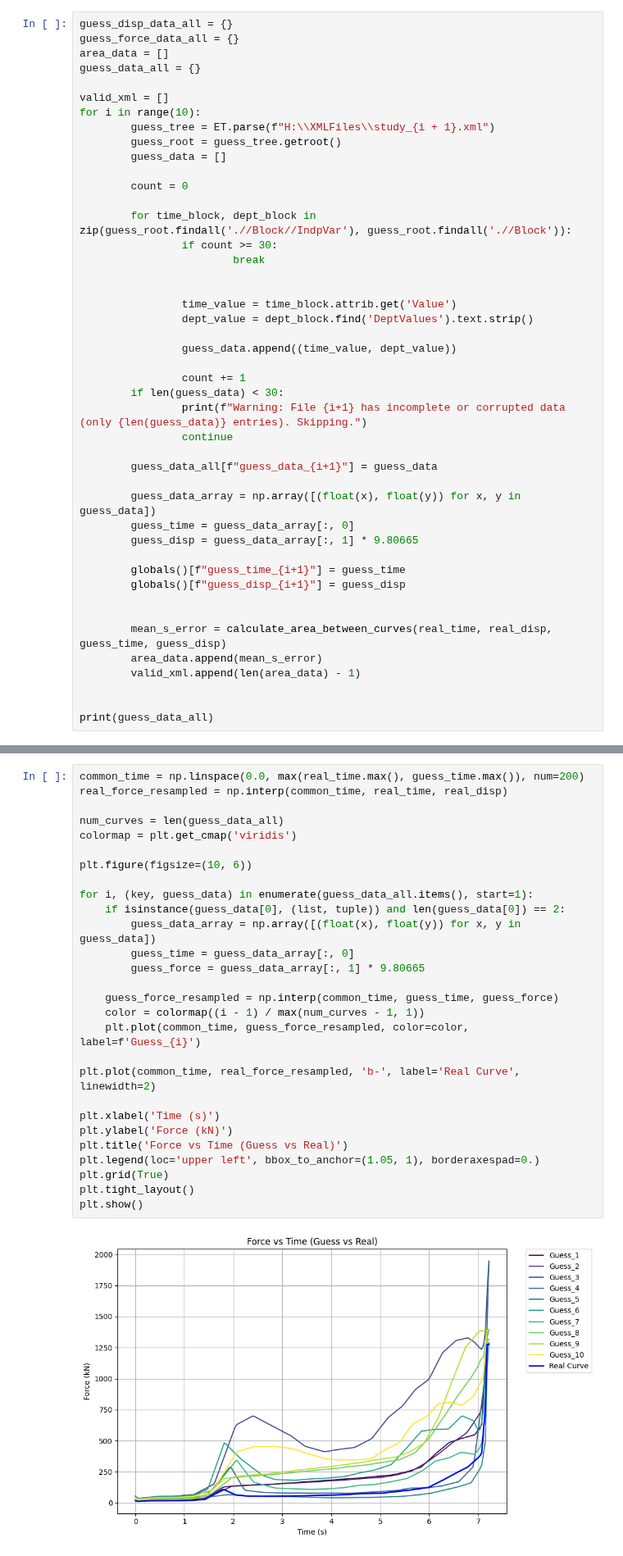
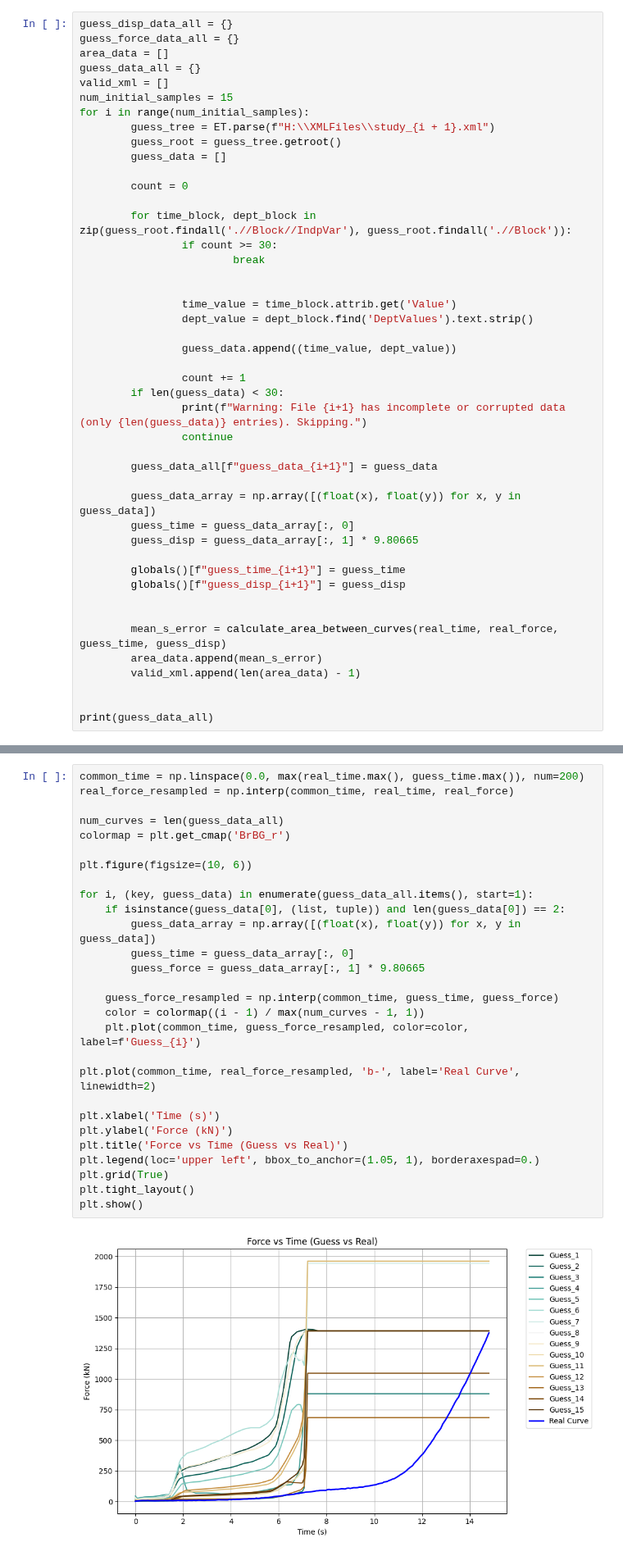
Before and after one commit to mariogov/moldflow_automation, a Jupyter notebook: Parameter_Identifier.ipynb, the cells around one changed output, grey strips where cells are left out. Shown at 82% size. Cells and saved outputs as stored; diff of their text form.

```diff
--- a/Parameter_Identifier.ipynb
+++ b/Parameter_Identifier.ipynb
@@ -348,9 +363,9 @@ guess_disp_data_all = {}
 guess_force_data_all = {}
 area_data = []
 guess_data_all = {}
-
 valid_xml = []
-for i in range(10):
+num_initial_samples = 15
+for i in range(num_initial_samples):
         guess_tree = ET.parse(f"H:\\XMLFiles\\study_{i + 1}.xml")
         guess_root = guess_tree.getroot()
         guess_data = []
@@ -382,7 +397,7 @@ for i in range(10):
         globals()[f"guess_disp_{i+1}"] = guess_disp
 
 
-        mean_s_error = calculate_area_between_curves(real_time, real_disp, guess_time, guess_disp)
+        mean_s_error = calculate_area_between_curves(real_time, real_force, guess_time, guess_disp)
         area_data.append(mean_s_error)
         valid_xml.append(len(area_data) - 1)
 
@@ -412,33 +432,33 @@ guess_data_10: Shape = (30, 2)
 # %%
 common_time = np.linspace(0.0, max(real_time.max(), guess_time.max()), num=200)
-real_force_resampled = np.interp(common_time, real_time, real_disp)
+real_force_resampled = np.interp(common_time, real_time, real_force)
 
 num_curves = len(guess_data_all)
-colormap = plt.get_cmap('viridis')
+colormap = plt.get_cmap('BrBG_r')
 
 plt.figure(figsize=(10, 6))
 
 for i, (key, guess_data) in enumerate(guess_data_all.items(), start=1):
     if isinstance(guess_data[0], (list, tuple)) and len(guess_data[0]) == 2:
         guess_data_array = np.array([(float(x), float(y)) for x, y in guess_data])
         guess_time = guess_data_array[:, 0]
         guess_force = guess_data_array[:, 1] * 9.80665
 
     guess_force_resampled = np.interp(common_time, guess_time, guess_force)
     color = colormap((i - 1) / max(num_curves - 1, 1))
     plt.plot(common_time, guess_force_resampled, color=color, label=f'Guess_{i}')
 
 plt.plot(common_time, real_force_resampled, 'b-', label='Real Curve', linewidth=2)
 
 plt.xlabel('Time (s)')
 plt.ylabel('Force (kN)')
 plt.title('Force vs Time (Guess vs Real)')
 plt.legend(loc='upper left', bbox_to_anchor=(1.05, 1), borderaxespad=0.)
 plt.grid(True)
 plt.tight_layout()
 plt.show()
 # %% [output]
-[figure, old version]
+[figure, new version]
 # %% [markdown]
 # GP Model
 # %%
```
Also changed, not shown: parts of 17 cells of this notebook.
